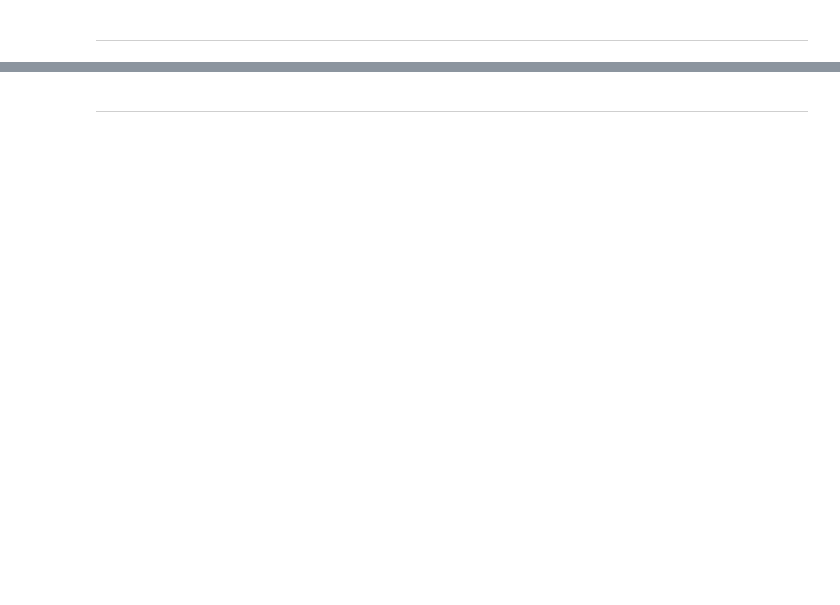
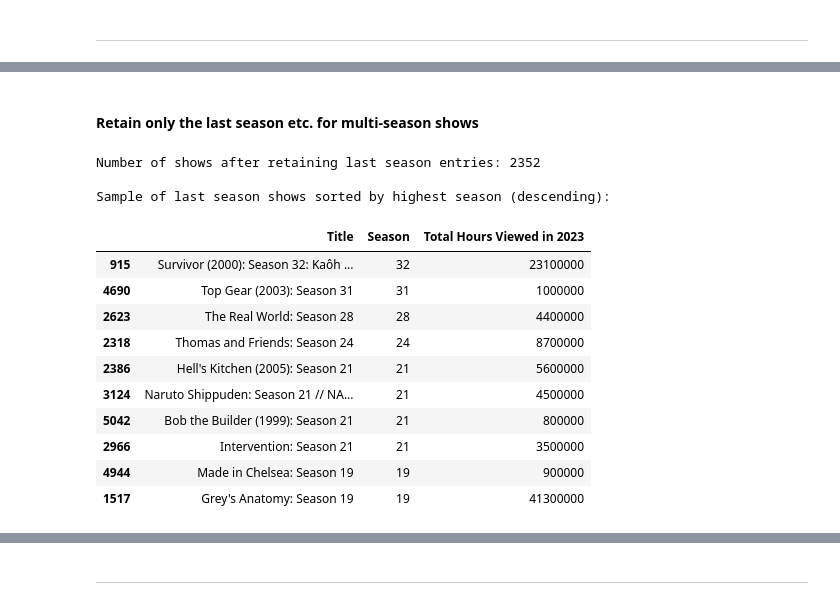
Before and after one commit to einavrobyncohen/DW64, a Jupyter notebook: notebooks/initial_analysis.ipynb, the cells around one changed output, grey strips where cells are left out. Cells and saved outputs as stored; diff of their text form; code cells hidden in the pictures; blank space fills up the shorter version.

```diff
--- a/notebooks/initial_analysis.ipynb
+++ b/notebooks/initial_analysis.ipynb
@@ -622,0 +308,15 @@ random_non_cancelled_shows.to_csv("../output/noncancelled_shows_hours_viewed.csv
+# %%
+# Create a Boolean mask for titles that do NOT contain ': Season [number]', or ': Series [number]' etc.
+standalone_mask = ~merged_engagement['Title'].str.contains(
+    r": (?:Season|Series|Volume|Book|Part|Chapter|Temporada|Collection) \d+",
+    regex=True,
+    na=False
+)
+
+# Separate standalone shows
+standalone_shows = merged_engagement[standalone_mask]
+
+# Print intermediate results to verify correctness
+print(f"Number of standalone shows: {standalone_shows.shape[0]}")
+print("\nSample of standalone shows:")
+standalone_shows
@@ -622,0 +380,43 @@ random_non_cancelled_shows.to_csv("../output/noncancelled_shows_hours_viewed.csv
+# %% [markdown]
+#### Retain only the last season etc. for multi-season shows
+# %%
+# Create a "Show Name" column by removing ": Season #", or ": Series #" etc. and everything
+# that comes after, ensuring that all rows for the same show are grouped correctly
+multi_season_shows['Show_Name'] = multi_season_shows['Title'].str.replace(
+    r": (Season|Series|Volume|Book|Part|Chapter|Temporada|Collection) \d+.*",
+    "",
+    regex=True
+).str.strip()
+
+# Normalize "Show_Name" for consistent grouping by converting to lowercase and removing special characters
+multi_season_shows['Normalized_Show_Name'] = (
+    multi_season_shows['Show_Name']
+    .str.lower()
+    .str.replace(r"[^\w\s]", "", regex=True)  # Remove special characters
+    .str.strip()  # Remove leading/trailing whitespace
+)
+
+# Group by "Normalized_Show_Name" and find the row with the highest season
+last_season_shows = (
+    multi_season_shows.loc[multi_season_shows.groupby('Normalized_Show_Name')['Season'].idxmax()]
+)
+
+# Print intermediate results to verify correctness, sorting by the highest season for clarity
+print(f"Number of shows after retaining last season entries: {last_season_shows.shape[0]}")
+print("\nSample of last season shows sorted by highest season (descending):")
+display(last_season_shows.sort_values(by='Season', ascending=False)[['Title', 'Season', 'Total Hours Viewed in 2023']].head(10))
+# %% [output]
+Number of shows after retaining last season entries: 2352
+
+Sample of last season shows sorted by highest season (descending):
+|  | Title | Season | Total Hours Viewed in 2023 |
+| 915 | Survivor (2000): Season 32: Kaôh ... | 32 | 23100000 |
+| 4690 | Top Gear (2003): Season 31 | 31 | 1000000 |
+| 2623 | The Real World: Season 28 | 28 | 4400000 |
+| 2318 | Thomas and Friends: Season 24 | 24 | 8700000 |
+| 2386 | Hell's Kitchen (2005): Season 21 | 21 | 5600000 |
+| 3124 | Naruto Shippuden: Season 21 // NA... | 21 | 4500000 |
+| 5042 | Bob the Builder (1999): Season 21 | 21 | 800000 |
+| 2966 | Intervention: Season 21 | 21 | 3500000 |
+| 4944 | Made in Chelsea: Season 19 | 19 | 900000 |
+| 1517 | Grey's Anatomy: Season 19 | 19 | 41300000 |
```
Also changed, not shown: parts of 113 cells of this notebook.
